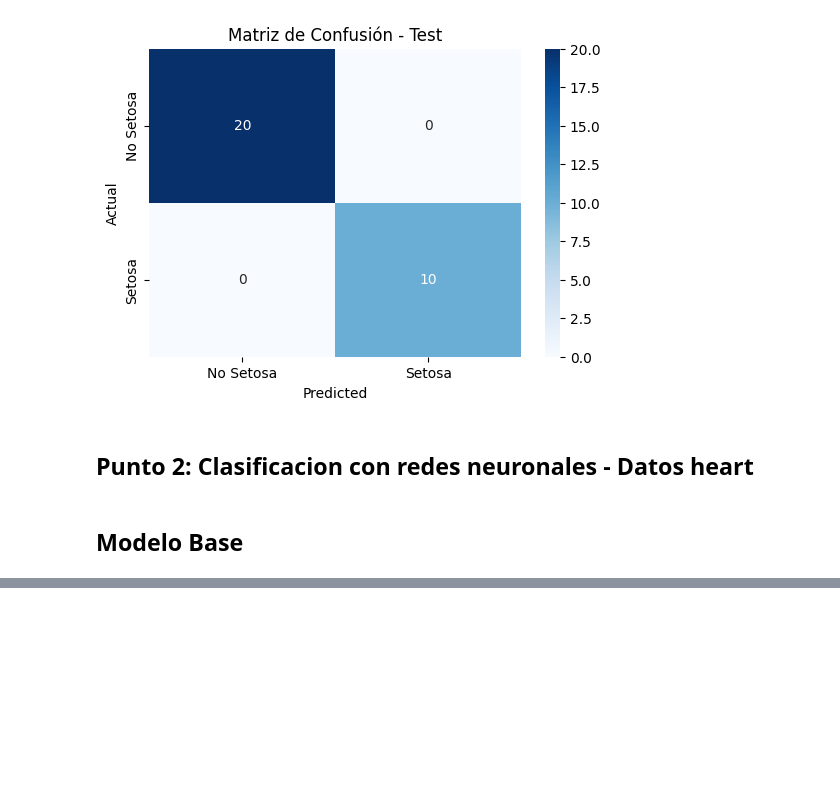
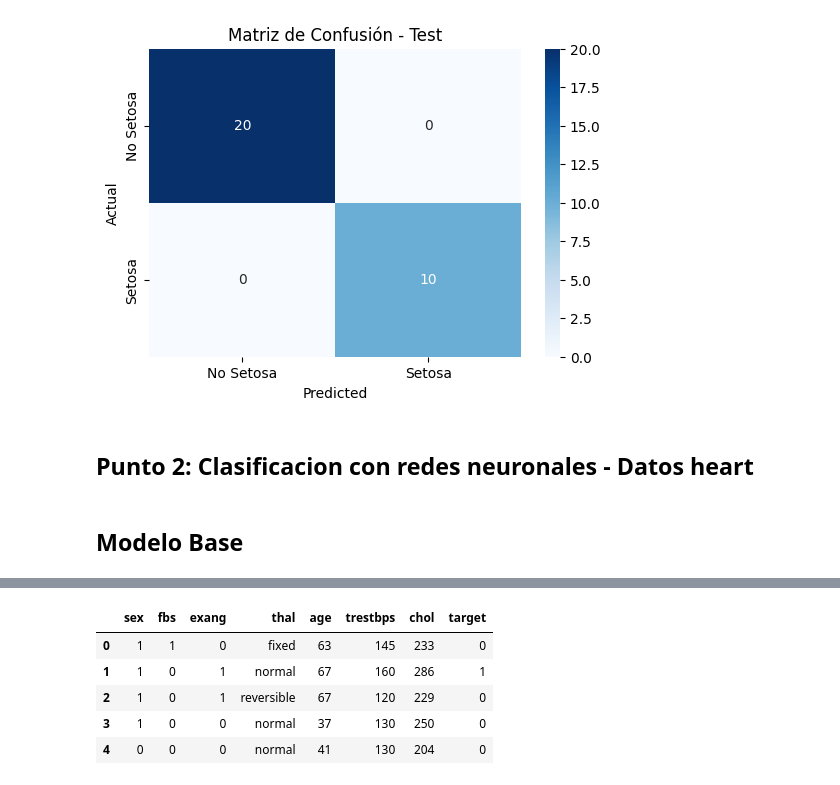
Before and after one commit to Marti820/T6, a Jupyter notebook: Taller 6 Redes Neuronales.ipynb, the cells around one changed output, grey strips where cells are left out. Saved outputs shown, nothing was run; the diff lists cells and outputs as text; code cells hidden in the pictures; blank space fills up the shorter version.

```diff
--- a/Taller 6 Redes Neuronales.ipynb
+++ b/Taller 6 Redes Neuronales.ipynb
@@ -730,0 +777,17 @@ df = pd.read_csv('heart.csv')
+# %%
+cat_int_feats = ['sex', 'fbs', 'exang']
+cat_str_feats = ['thal']
+num_feats = ['age', 'trestbps', 'chol']
+# %%
+feats_ordered = cat_int_feats+cat_str_feats+num_feats
+# %%
+df = df[feats_ordered+['target']]
+# %%
+df.head()
+# %% [output]
+|  | sex | fbs | exang | thal | age | trestbps | chol | target |
+| 0 | 1 | 1 | 0 | fixed | 63 | 145 | 233 | 0 |
+| 1 | 1 | 0 | 1 | normal | 67 | 160 | 286 | 1 |
+| 2 | 1 | 0 | 1 | reversible | 67 | 120 | 229 | 0 |
+| 3 | 1 | 0 | 0 | normal | 37 | 130 | 250 | 0 |
+| 4 | 0 | 0 | 0 | normal | 41 | 130 | 204 | 0 |
```
Also changed, not shown: parts of 64 cells of this notebook, 1 other file.
